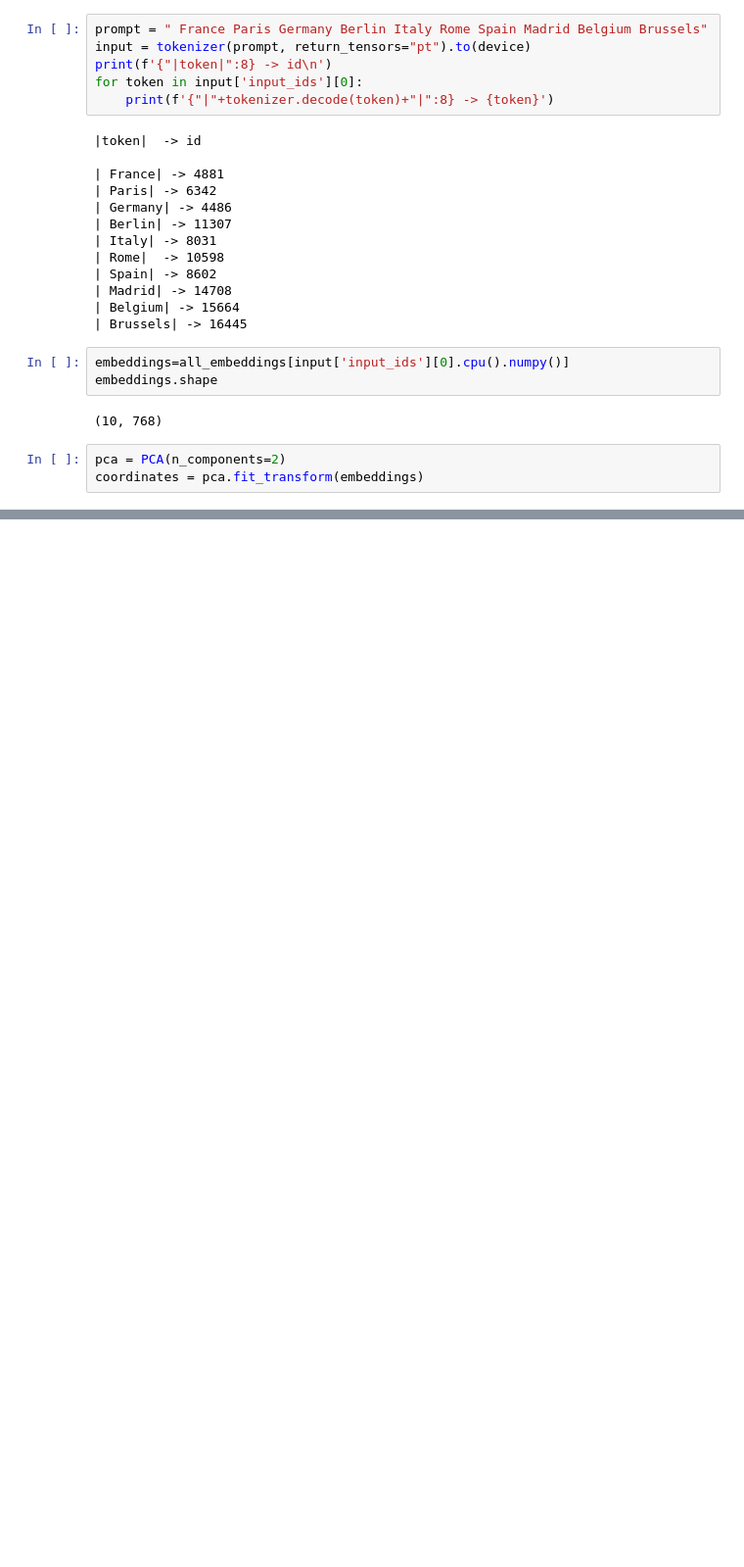
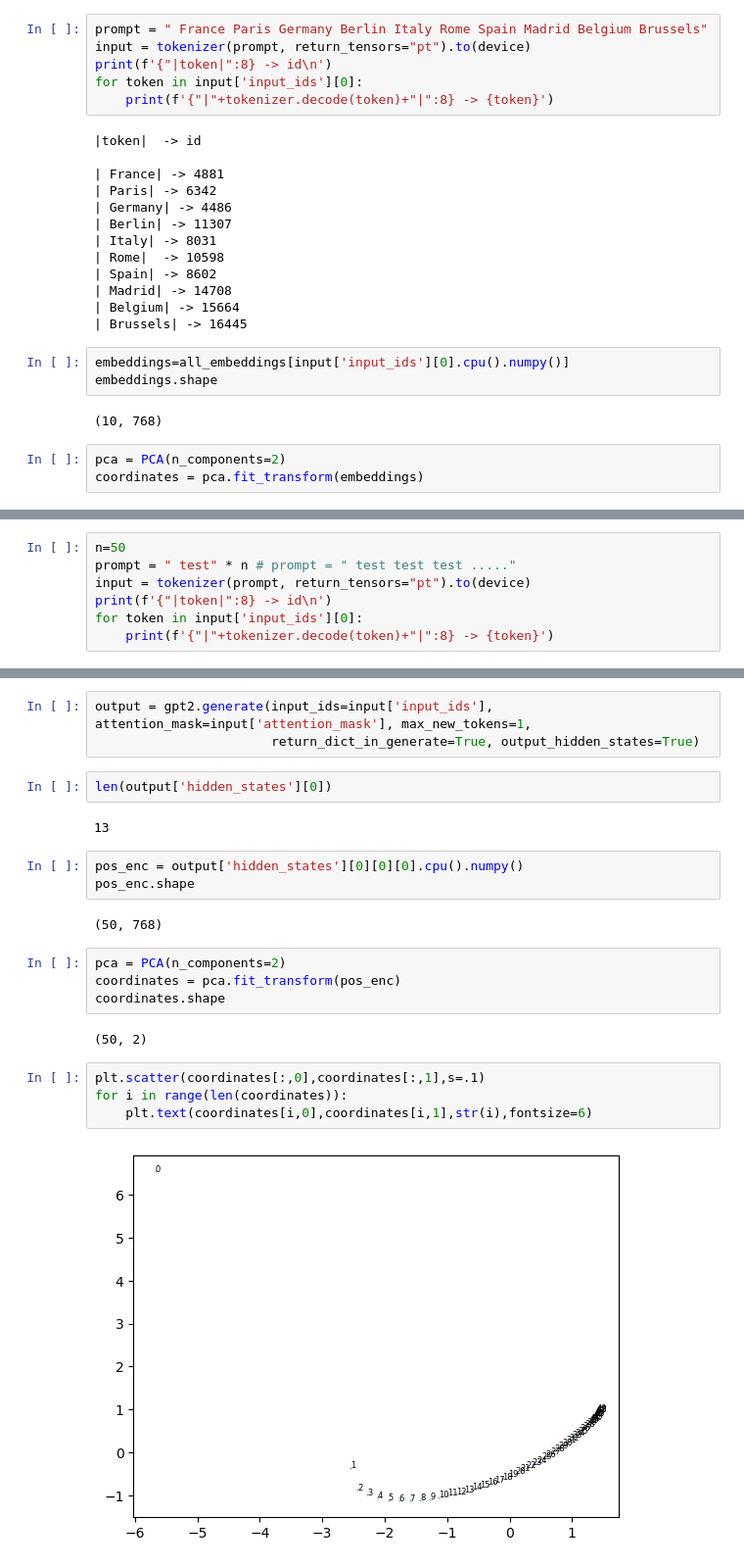
Before and after one commit to jmague/formation_LLM_IXXI, a Jupyter notebook: gpt2_bas_niveau.ipynb, the cells around one changed output, grey strips where cells are left out. Shown at 98% size. Drawn from its saved outputs; the diff is of its cells as text; blank space fills up the shorter version.

```diff
--- a/gpt2_bas_niveau.ipynb
+++ b/gpt2_bas_niveau.ipynb
@@ -103,0 +119,7 @@ for i, place in enumerate(places):
+# %%
+n=50
+prompt = " test" * n # prompt = " test test test ....."
+input = tokenizer(prompt, return_tensors="pt").to(device)
+print(f'{"|token|":8} -> id\n')
+for token in input['input_ids'][0]:
+    print(f'{"|"+tokenizer.decode(token)+"|":8} -> {token}')
@@ -103,0 +144,24 @@ for i, place in enumerate(places):
+# %%
+output = gpt2.generate(input_ids=input['input_ids'], attention_mask=input['attention_mask'], max_new_tokens=1,
+                       return_dict_in_generate=True, output_hidden_states=True)
+# %%
+len(output['hidden_states'][0])
+# %% [output]
+13
+# %%
+pos_enc = output['hidden_states'][0][0][0].cpu().numpy()
+pos_enc.shape
+# %% [output]
+(50, 768)
+# %%
+pca = PCA(n_components=2)
+coordinates = pca.fit_transform(pos_enc)
+coordinates.shape
+# %% [output]
+(50, 2)
+# %%
+plt.scatter(coordinates[:,0],coordinates[:,1],s=.1)
+for i in range(len(coordinates)):
+    plt.text(coordinates[i,0],coordinates[i,1],str(i),fontsize=6)
+# %% [output]
+[figure, added]
```
Also changed, not shown: parts of 12 cells of this notebook, 3 other files.
